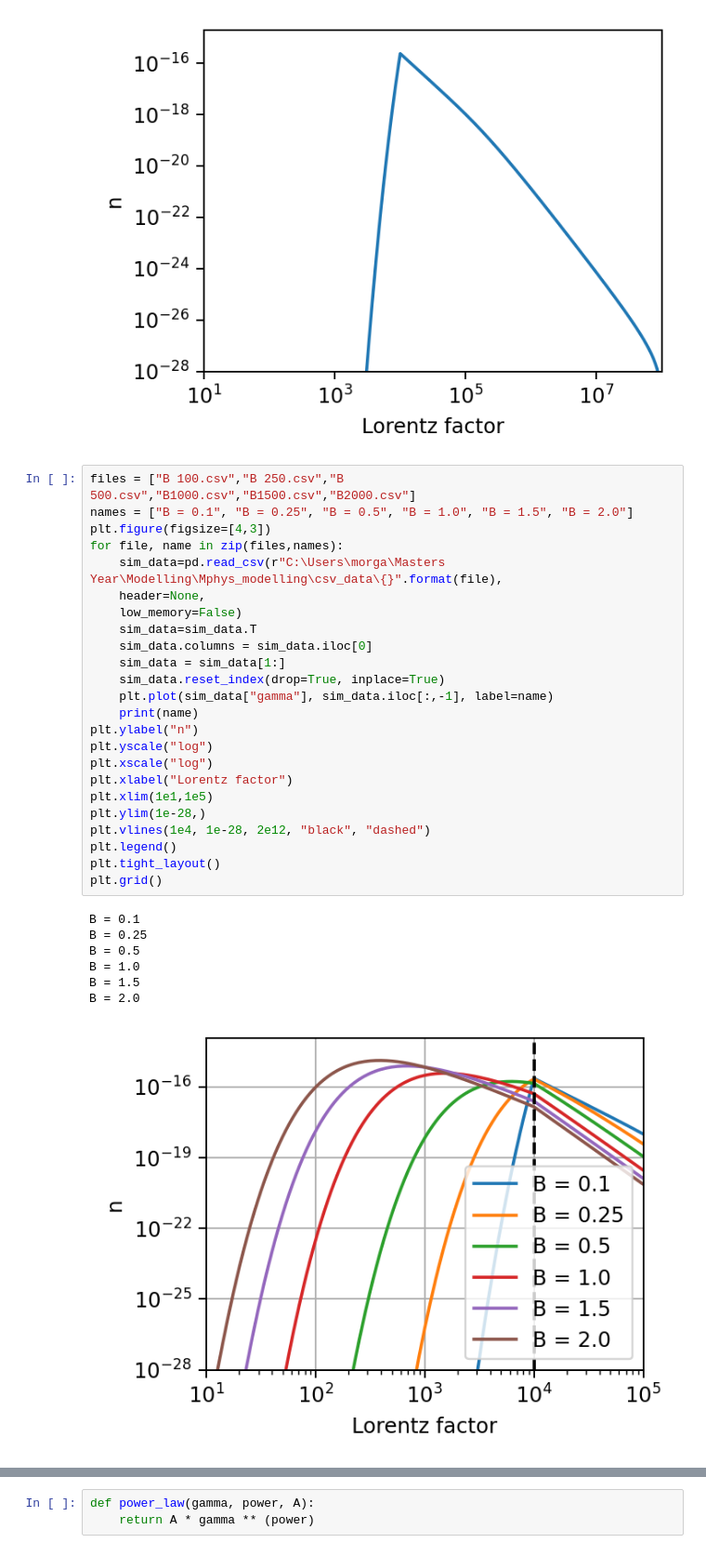
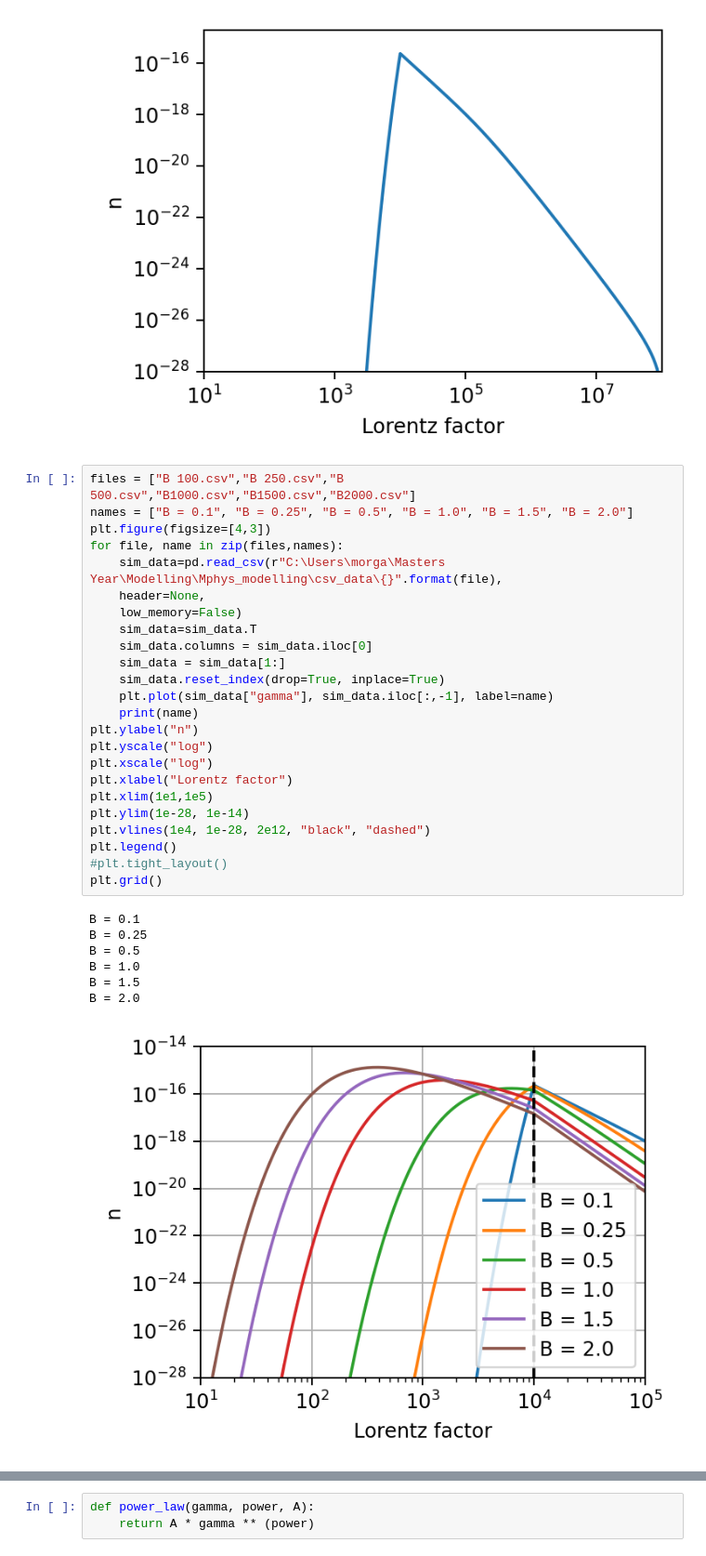
Before and after one commit to me623/Mphys_modelling, a Jupyter notebook: plotting.ipynb, the cells around one changed output, grey strips where cells are left out. Shown: that part at 93% size. Drawn from its saved outputs; the diff is of its cells as text.

```diff
--- a/plotting.ipynb
+++ b/plotting.ipynb
@@ -28,32 +29,32 @@ Text(0.5, 0, 'Lorentz factor')
 # %%
 files = ["B 100.csv","B 250.csv","B 500.csv","B1000.csv","B1500.csv","B2000.csv"]
 names = ["B = 0.1", "B = 0.25", "B = 0.5", "B = 1.0", "B = 1.5", "B = 2.0"]
 plt.figure(figsize=[4,3])
 for file, name in zip(files,names):
     sim_data=pd.read_csv(r"C:\Users\morga\Masters Year\Modelling\Mphys_modelling\csv_data\{}".format(file),
     header=None,
     low_memory=False)
     sim_data=sim_data.T
     sim_data.columns = sim_data.iloc[0]
     sim_data = sim_data[1:]
     sim_data.reset_index(drop=True, inplace=True)
     plt.plot(sim_data["gamma"], sim_data.iloc[:,-1], label=name)
     print(name)
 plt.ylabel("n")
 plt.yscale("log")
 plt.xscale("log")
 plt.xlabel("Lorentz factor")
 plt.xlim(1e1,1e5)
-plt.ylim(1e-28,)
+plt.ylim(1e-28, 1e-14)
 plt.vlines(1e4, 1e-28, 2e12, "black", "dashed")
 plt.legend()
-plt.tight_layout()
+#plt.tight_layout()
 plt.grid()
 # %% [output]
 B = 0.1
 B = 0.25
 B = 0.5
 B = 1.0
 B = 1.5
 B = 2.0
-[figure, old version]
+[figure, new version]
```
Also changed, not shown: parts of 9 cells of this notebook, 3 other files.
